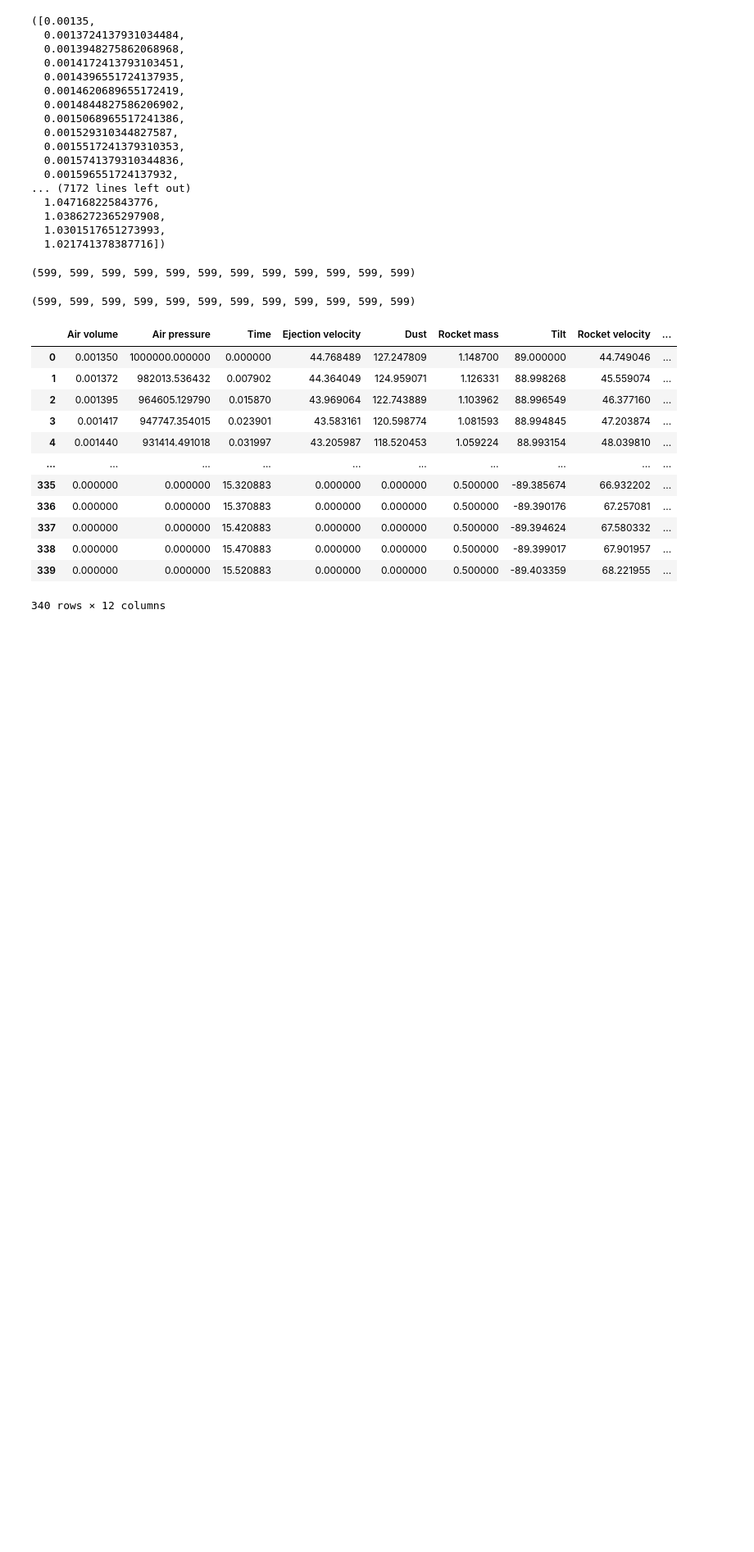
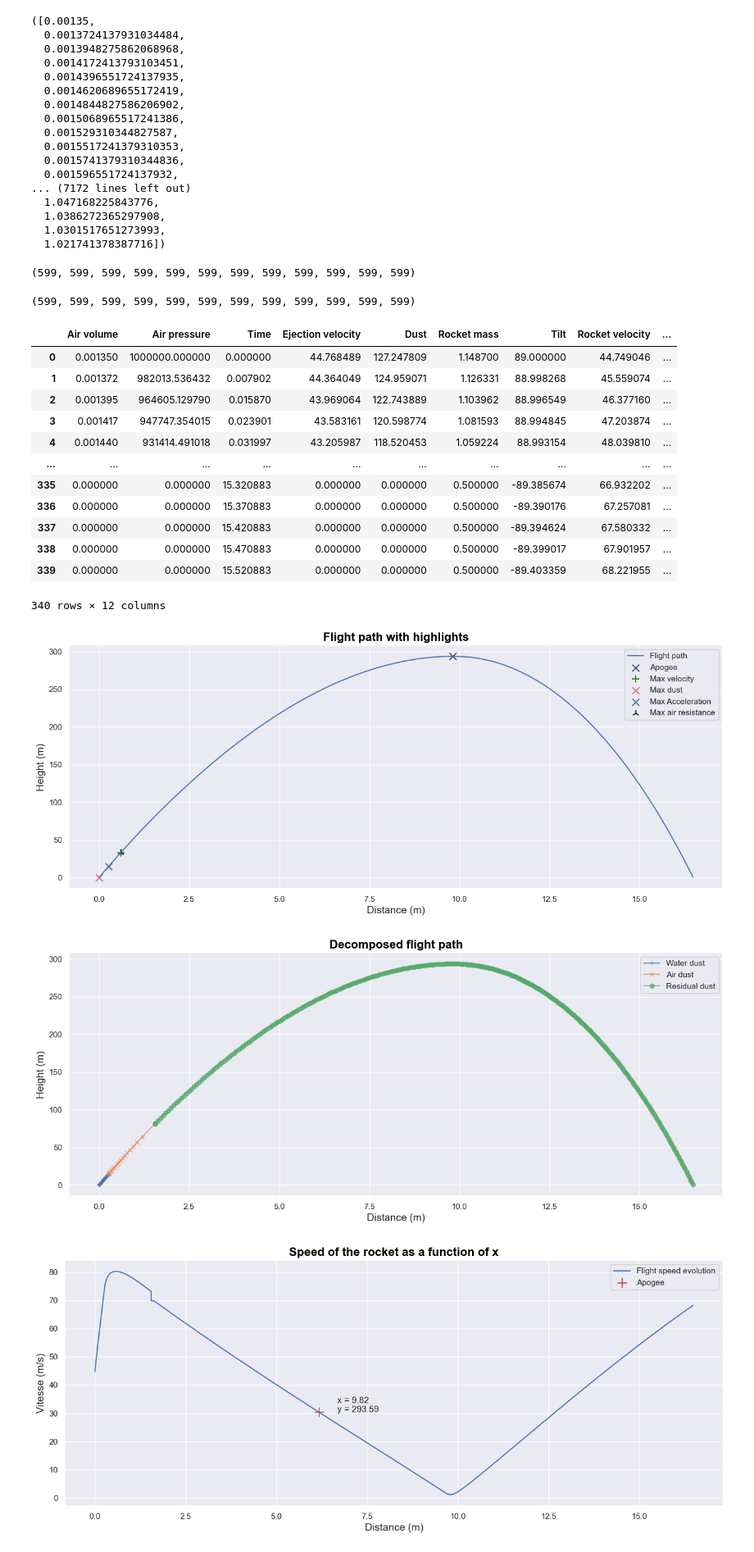
Before and after one commit to MohamedNennouche/Water-rocket-launch-simulator, a Jupyter notebook: WaterRocket/testclass.ipynb, the cells around one changed output. Shown at 82% size. Cells and saved outputs as stored; diff of their text form; code cells hidden in the pictures; blank space fills up the shorter version.

```diff
--- a/WaterRocket/testclass.ipynb
+++ b/WaterRocket/testclass.ipynb
@@ -83,3 +83,9 @@ mydata
 | 338 | 0.000000 | 0.000000 | 15.470883 | 0.000000 | 0.000000 | 0.500000 | -89.399017 | 67.901957 | ... |
 | 339 | 0.000000 | 0.000000 | 15.520883 | 0.000000 | 0.000000 | 0.500000 | -89.403359 | 68.221955 | ... |
 340 rows × 12 columns
+# %%
+myrocket.createPDF()
+# %% [output]
+[figure, added]
+[figure, added]
+[figure, added]
```
Also changed, not shown: parts of 1 cell of this notebook, 1 other file.
